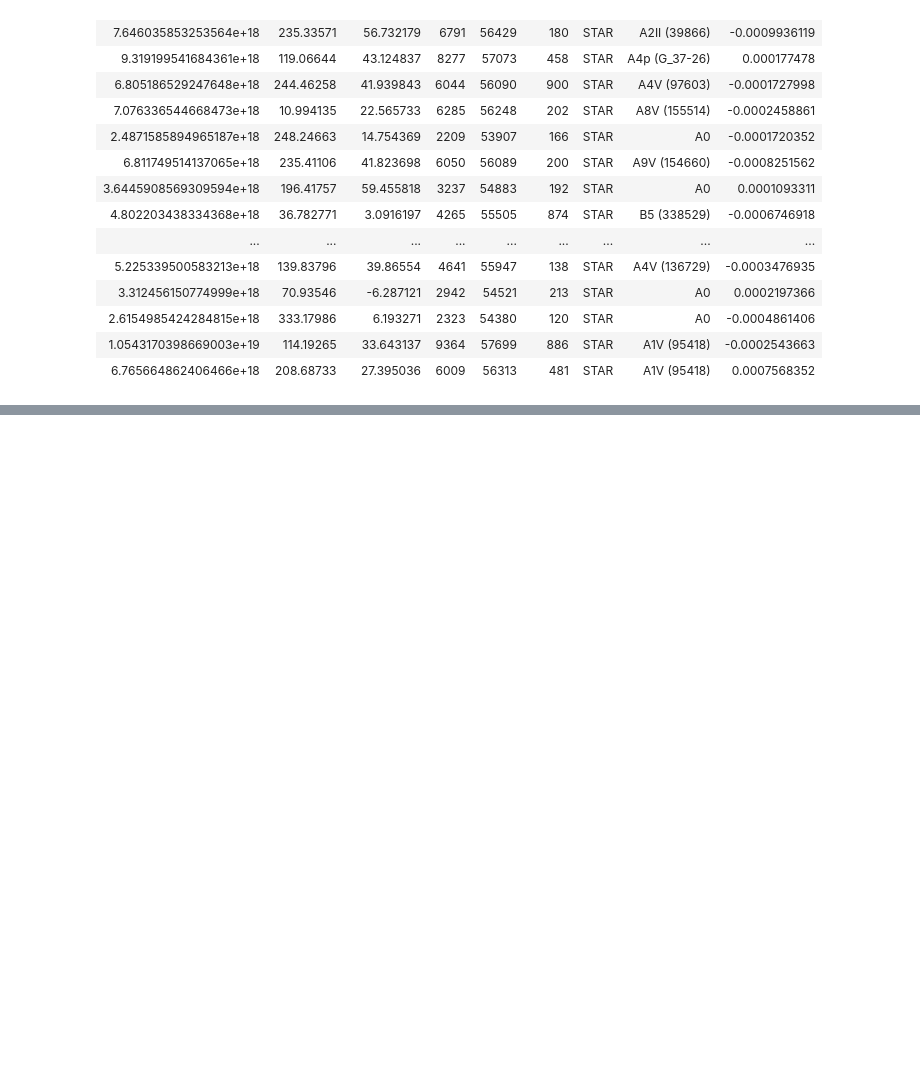
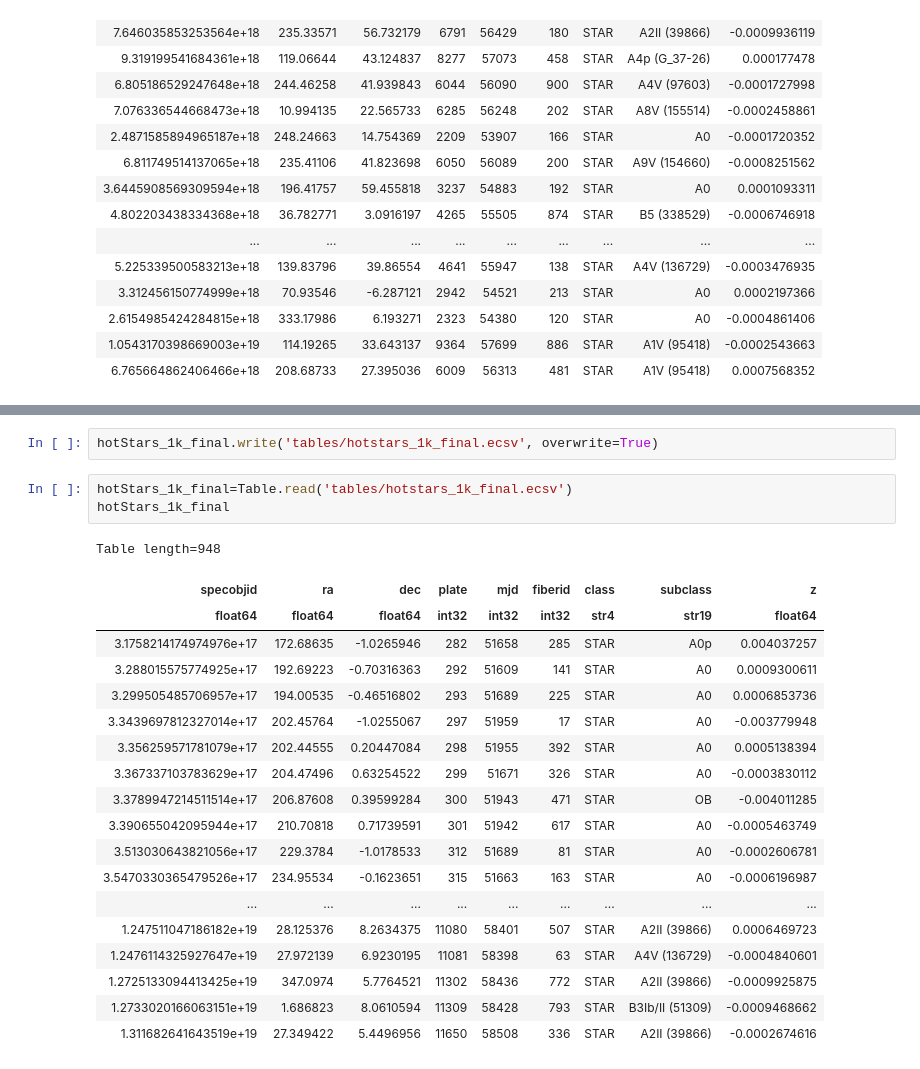
Before and after one commit to toniorte/tfm_astro, a Jupyter notebook: Download_HotStars.ipynb, the cells around one changed output, grey strips where cells are left out. Cells and saved outputs as stored; diff of their text form; blank space fills up the shorter version.

```diff
--- a/Download_HotStars.ipynb
+++ b/Download_HotStars.ipynb
@@ -141,0 +171,25 @@ MC1TRCT =-0.00000000000000E+00 / sp1 mech Temp_Red_Cam_Top
+# %%
+hotStars_1k_final.write('tables/hotstars_1k_final.ecsv', overwrite=True)
+# %%
+hotStars_1k_final=Table.read('tables/hotstars_1k_final.ecsv')
+hotStars_1k_final
+# %% [output]
+Table length=948
+| specobjid | ra | dec | plate | mjd | fiberid | class | subclass | z |
+| float64 | float64 | float64 | int32 | int32 | int32 | str4 | str19 | float64 |
+| 3.1758214174974976e+17 | 172.68635 | -1.0265946 | 282 | 51658 | 285 | STAR | A0p | 0.004037257 |
+| 3.288015575774925e+17 | 192.69223 | -0.70316363 | 292 | 51609 | 141 | STAR | A0 | 0.0009300611 |
+| 3.299505485706957e+17 | 194.00535 | -0.46516802 | 293 | 51689 | 225 | STAR | A0 | 0.0006853736 |
+| 3.3439697812327014e+17 | 202.45764 | -1.0255067 | 297 | 51959 | 17 | STAR | A0 | -0.003779948 |
+| 3.356259571781079e+17 | 202.44555 | 0.20447084 | 298 | 51955 | 392 | STAR | A0 | 0.0005138394 |
+| 3.367337103783629e+17 | 204.47496 | 0.63254522 | 299 | 51671 | 326 | STAR | A0 | -0.0003830112 |
+| 3.3789947214511514e+17 | 206.87608 | 0.39599284 | 300 | 51943 | 471 | STAR | OB | -0.004011285 |
+| 3.390655042095944e+17 | 210.70818 | 0.71739591 | 301 | 51942 | 617 | STAR | A0 | -0.0005463749 |
+| 3.513030643821056e+17 | 229.3784 | -1.0178533 | 312 | 51689 | 81 | STAR | A0 | -0.0002606781 |
+| 3.5470330365479526e+17 | 234.95534 | -0.1623651 | 315 | 51663 | 163 | STAR | A0 | -0.0006196987 |
+| ... | ... | ... | ... | ... | ... | ... | ... | ... |
+| 1.247511047186182e+19 | 28.125376 | 8.2634375 | 11080 | 58401 | 507 | STAR | A2II (39866) | 0.0006469723 |
+| 1.2476114325927647e+19 | 27.972139 | 6.9230195 | 11081 | 58398 | 63 | STAR | A4V (136729) | -0.0004840601 |
+| 1.2725133094413425e+19 | 347.0974 | 5.7764521 | 11302 | 58436 | 772 | STAR | A2II (39866) | -0.0009925875 |
+| 1.2733020166063151e+19 | 1.686823 | 8.0610594 | 11309 | 58428 | 793 | STAR | B3Ib/II (51309) | -0.0009468662 |
+| 1.311682641643519e+19 | 27.349422 | 5.4496956 | 11650 | 58508 | 336 | STAR | A2II (39866) | -0.0002674616 |
```
Also changed, not shown: parts of 10 cells of this notebook.
